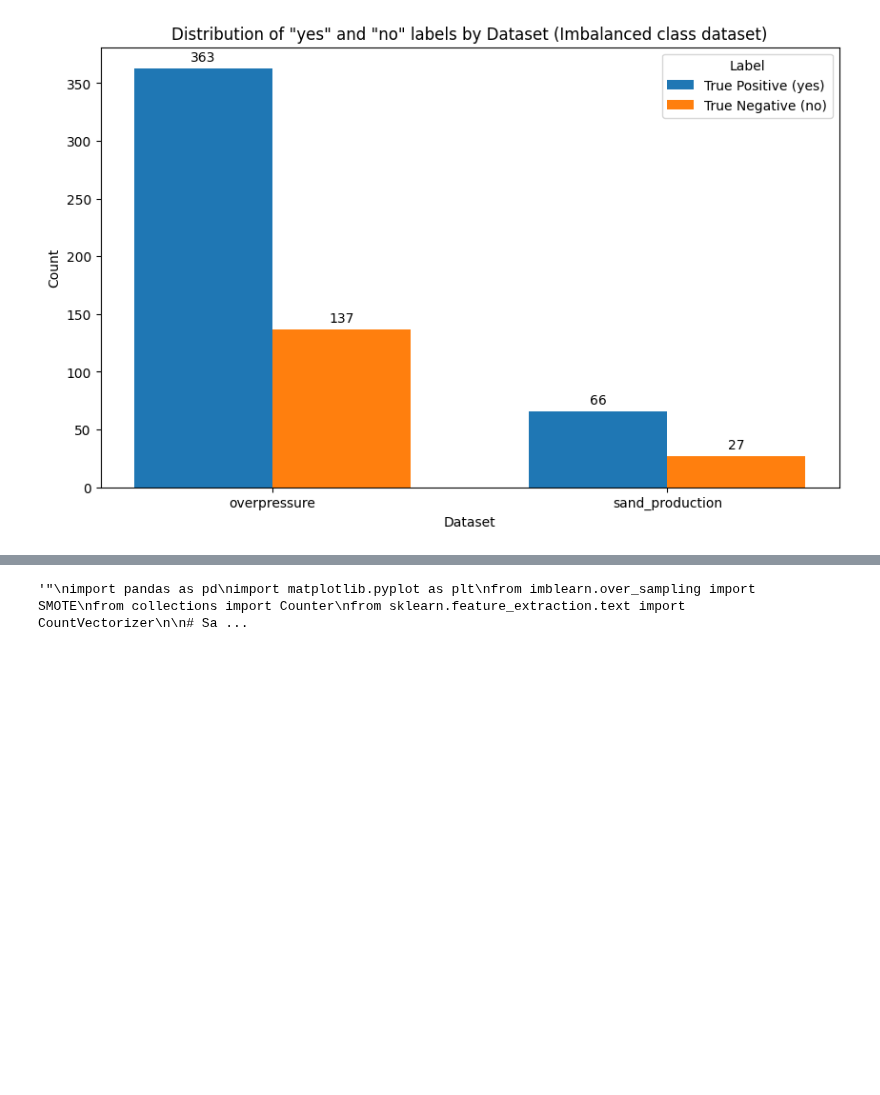
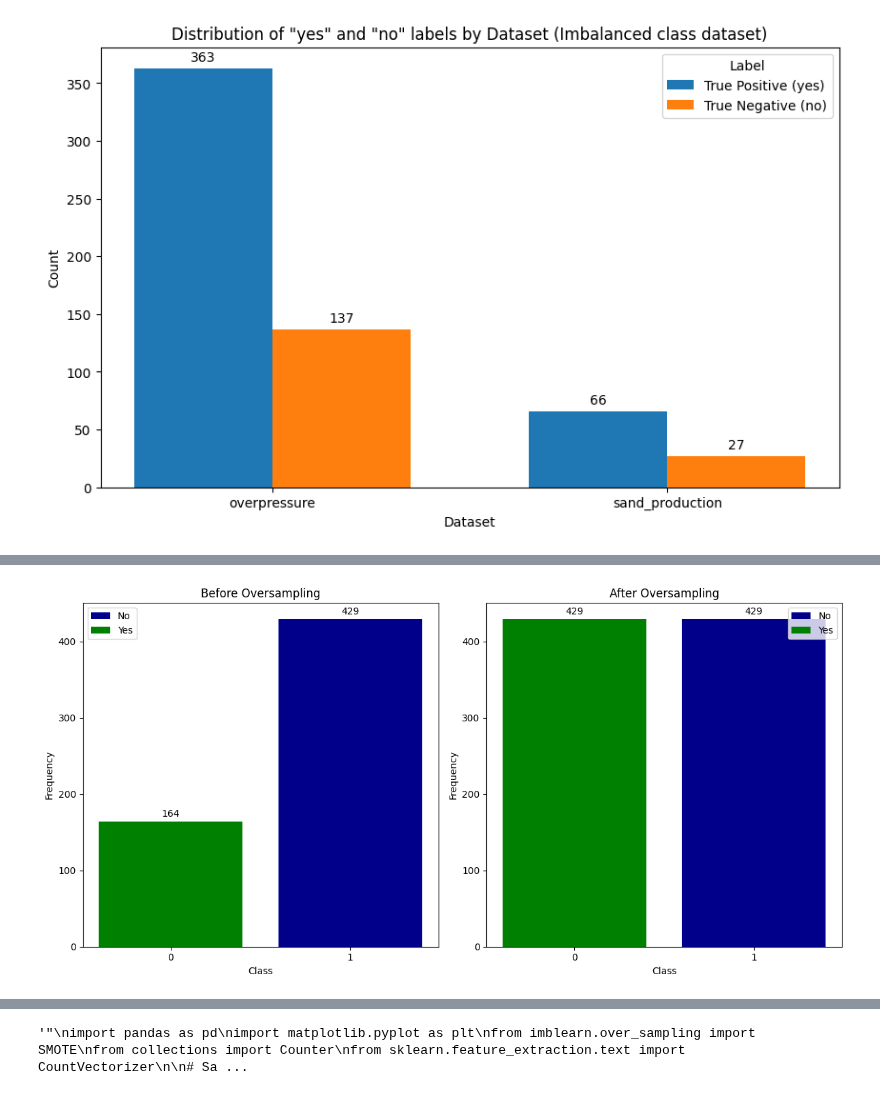
Before and after one commit to zahidhamidi/ML-Project, a Jupyter notebook: Testing_Pre_trained_Model_Binary_False_Positive_Case_Classification.ipynb, the cells around one changed output, grey strips where cells are left out. Drawn from its saved outputs; the diff is of its cells as text; code cells hidden in the pictures; blank space fills up the shorter version.

```diff
--- a/Testing_Pre_trained_Model_Binary_False_Positive_Case_Classification.ipynb
+++ b/Testing_Pre_trained_Model_Binary_False_Positive_Case_Classification.ipynb
@@ -197,0 +198,59 @@ df
+# %%
+
+# Count the number of samples in each class
+count_yes = len(df_yes)
+count_no = len(df_no)
+
+# Calculate the desired oversampling ratio (e.g., making both classes have the same number of samples)
+desired_ratio = 1.0  # You can adjust this ratio as needed
+
+# Oversample the minority class ('no') to match the majority class ('yes')
+oversampled_df_no = resample(df_no, replace=True, n_samples=int(desired_ratio * count_yes), random_state=42)
+
+# Combine the oversampled DataFrames
+balanced_df = pd.concat([df_yes, oversampled_df_no])
+
+# Define colors for the bars
+colors = ['darkblue', 'green']
+
+# Plot the class distribution before and after oversampling
+plt.figure(figsize=(12, 6))
+
+plt.subplot(1, 2, 1)
+plt.title("Before Oversampling")
+bars = plt.bar(df['label_code'].value_counts().index, df['label_code'].value_counts().values, color=colors)
+plt.xlabel("Class")
+plt.ylabel("Frequency")
+plt.xticks([0, 1])  # Set x-axis ticks to 0 and 1
+plt.legend(handles=bars, labels=["No", "Yes"])
+
+# Add bar values on top of each bar
+for bar in bars:
+    height = bar.get_height()
+    plt.annotate(f'{height}',
+                 xy=(bar.get_x() + bar.get_width() / 2, height),
+                 xytext=(0, 3),  # 3 points vertical offset
+                 textcoords="offset points",
+                 ha='center', va='bottom')
+
+plt.subplot(1, 2, 2)
+plt.title("After Oversampling")
+bars = plt.bar(balanced_df['label_code'].value_counts().index, balanced_df['label_code'].value_counts().values, color=colors)
+plt.xlabel("Class")
+plt.ylabel("Frequency")
+plt.xticks([0, 1])  # Set x-axis ticks to 0 and 1
+plt.legend(handles=bars, labels=["No", "Yes"])
+
+# Add bar values on top of each bar
+for bar in bars:
+    height = bar.get_height()
+    plt.annotate(f'{height}',
+                 xy=(bar.get_x() + bar.get_width() / 2, height),
+                 xytext=(0, 3),  # 3 points vertical offset
+                 textcoords="offset points",
+                 ha='center', va='bottom')
+
+plt.tight_layout()
+plt.show()
+# %% [output]
+[figure, added]
```
Also changed, not shown: parts of 14 cells of this notebook.
